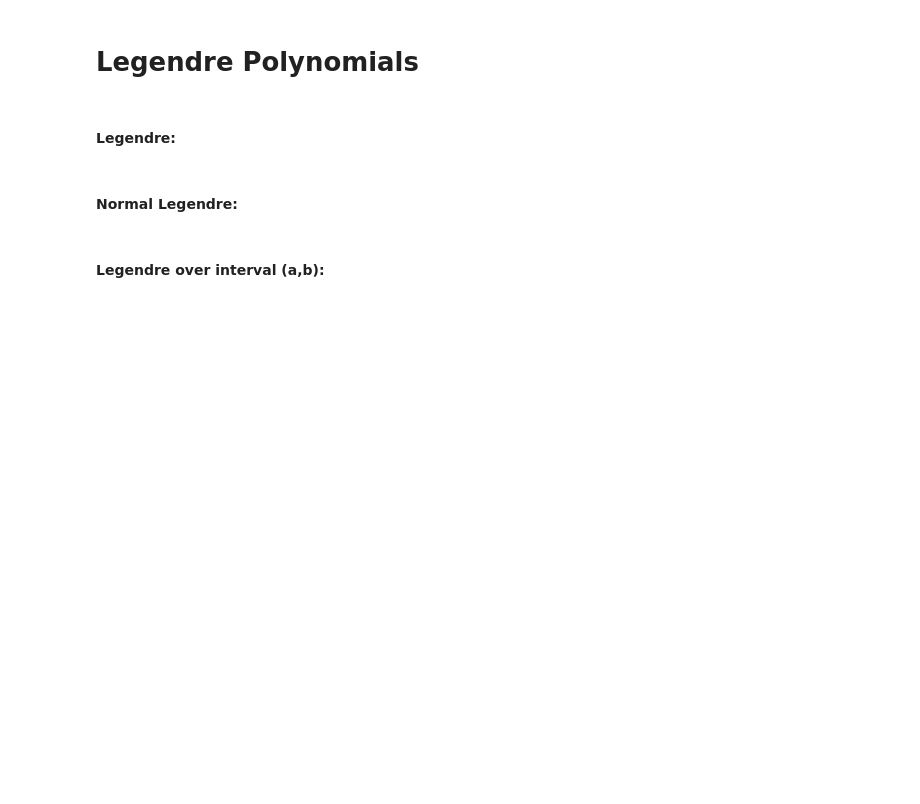
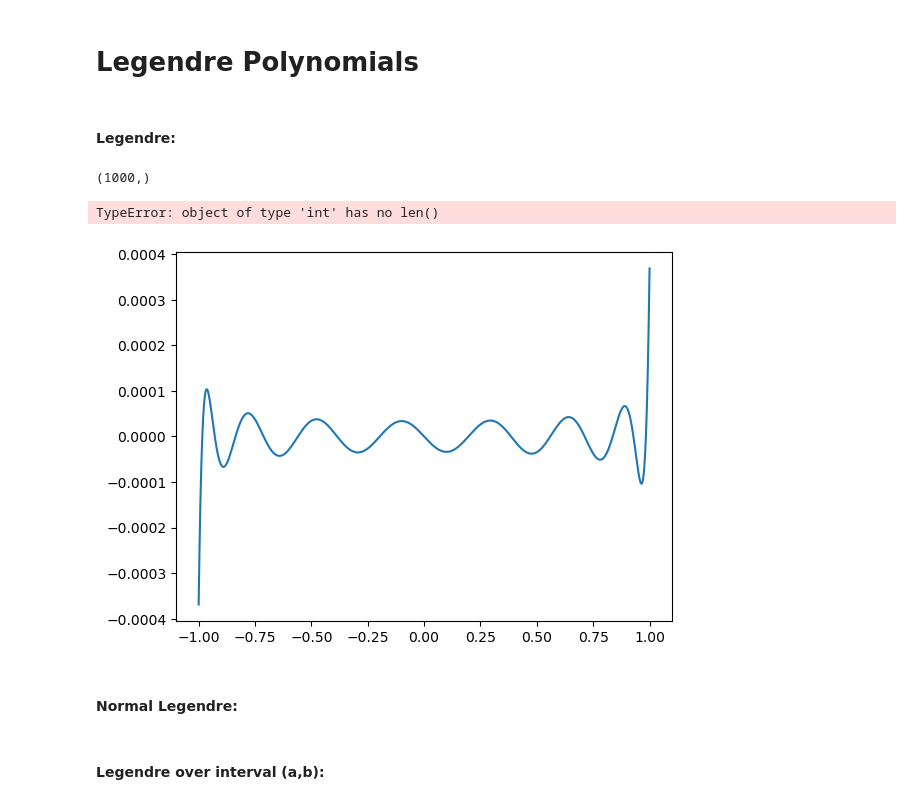
Before and after one commit to SED0280/BakalarkaCode, a Jupyter notebook: Gausova Kvadratura.ipynb, the cells around one changed output. Drawn from its saved outputs; the diff is of its cells as text; code cells hidden in the pictures; blank space fills up the shorter version.

```diff
--- a/Gausova Kvadratura.ipynb
+++ b/Gausova Kvadratura.ipynb
@@ -14,11 +14,16 @@ import numpy as np
 #### Legendre:
 # %%
 
-n=15
+matrix_size=15
 t = np.linspace(-1, 1, 1000)
 print(t.shape)
 l = kv.legendre(t, 100)
-plt.plot(t, l[n])
+plt.plot(t, l[matrix_size])
+print(kv.legendre(15, 100))
+# %% [output]
+(1000,)
+TypeError: object of type 'int' has no len()
+[figure, added]
 # %% [markdown]
 #### Normal Legendre:
 # %%
```
Also changed, not shown: parts of 13 cells of this notebook.
